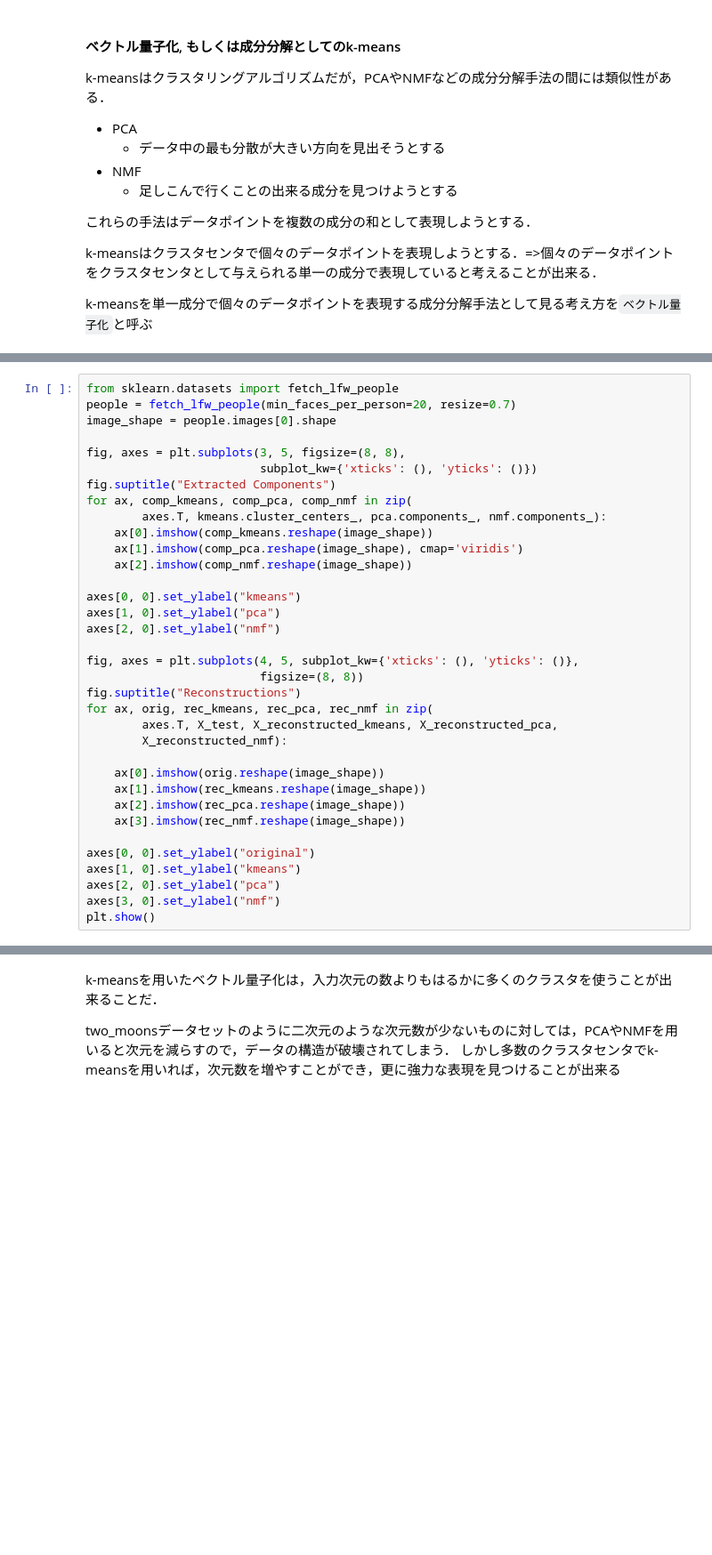
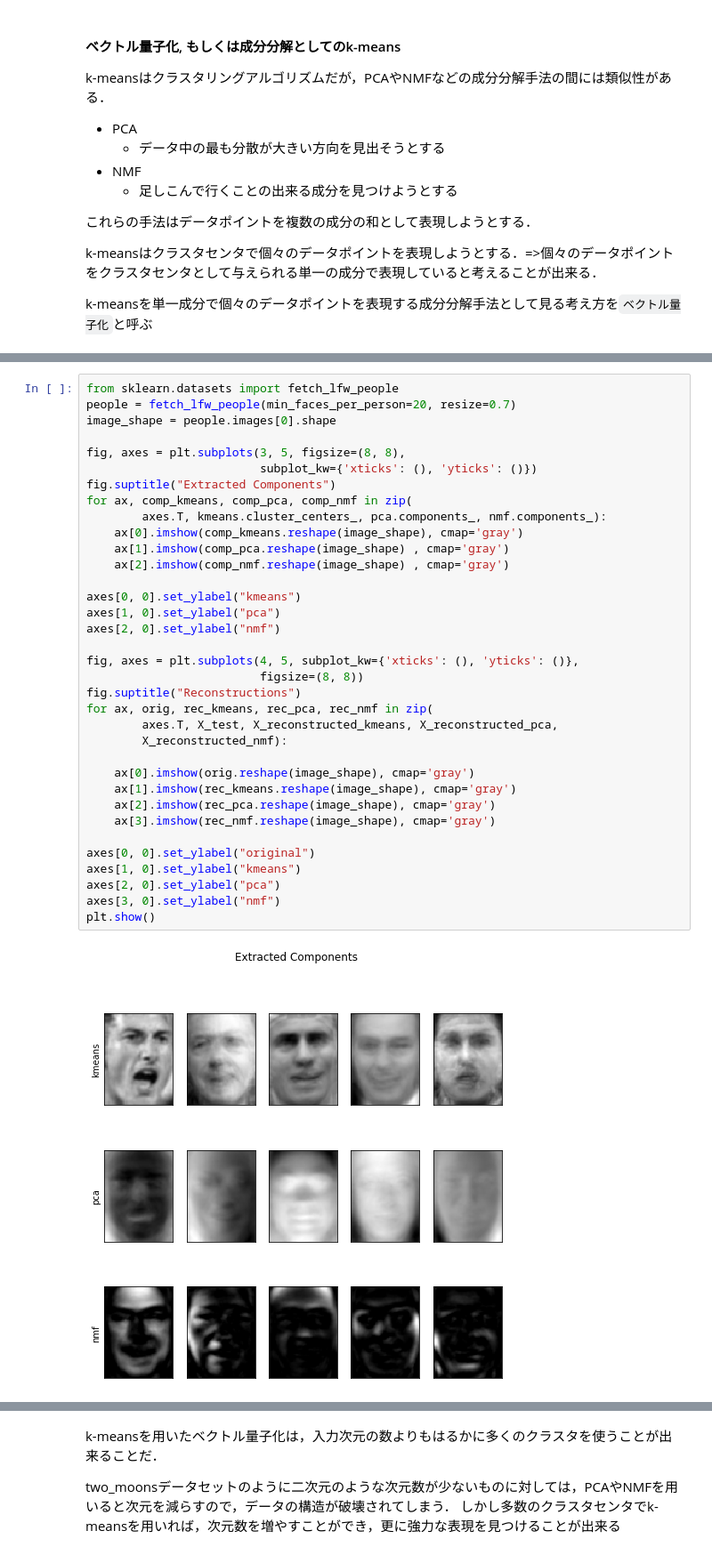
Before and after one commit to miyamotok0105/IntroductionToMachineLearningWithPython_sample, a Jupyter notebook: ch03/clustering.ipynb, the cells around one changed output, grey strips where cells are left out. Shown at 89% size. Cells and saved outputs as stored; diff of their text form; blank space fills up the shorter version.

```diff
--- a/ch03/clustering.ipynb
+++ b/ch03/clustering.ipynb
@@ -176,35 +182,37 @@ URLError: <urlopen error [Errno 8] nodename nor servname provided, or not known>
 # %%
 from sklearn.datasets import fetch_lfw_people
 people = fetch_lfw_people(min_faces_per_person=20, resize=0.7)
 image_shape = people.images[0].shape
 
 fig, axes = plt.subplots(3, 5, figsize=(8, 8),
                          subplot_kw={'xticks': (), 'yticks': ()})
 fig.suptitle("Extracted Components")
 for ax, comp_kmeans, comp_pca, comp_nmf in zip(
         axes.T, kmeans.cluster_centers_, pca.components_, nmf.components_):
-    ax[0].imshow(comp_kmeans.reshape(image_shape))
-    ax[1].imshow(comp_pca.reshape(image_shape), cmap='viridis')
-    ax[2].imshow(comp_nmf.reshape(image_shape))
+    ax[0].imshow(comp_kmeans.reshape(image_shape), cmap='gray')
+    ax[1].imshow(comp_pca.reshape(image_shape) , cmap='gray')
+    ax[2].imshow(comp_nmf.reshape(image_shape) , cmap='gray')
 
 axes[0, 0].set_ylabel("kmeans")
 axes[1, 0].set_ylabel("pca")
 axes[2, 0].set_ylabel("nmf")
 
 fig, axes = plt.subplots(4, 5, subplot_kw={'xticks': (), 'yticks': ()},
                          figsize=(8, 8))
 fig.suptitle("Reconstructions")
 for ax, orig, rec_kmeans, rec_pca, rec_nmf in zip(
         axes.T, X_test, X_reconstructed_kmeans, X_reconstructed_pca,
         X_reconstructed_nmf):
 
-    ax[0].imshow(orig.reshape(image_shape))
-    ax[1].imshow(rec_kmeans.reshape(image_shape))
-    ax[2].imshow(rec_pca.reshape(image_shape))
-    ax[3].imshow(rec_nmf.reshape(image_shape))
+    ax[0].imshow(orig.reshape(image_shape), cmap='gray')
+    ax[1].imshow(rec_kmeans.reshape(image_shape), cmap='gray')
+    ax[2].imshow(rec_pca.reshape(image_shape), cmap='gray')
+    ax[3].imshow(rec_nmf.reshape(image_shape), cmap='gray')
 
 axes[0, 0].set_ylabel("original")
 axes[1, 0].set_ylabel("kmeans")
 axes[2, 0].set_ylabel("pca")
 axes[3, 0].set_ylabel("nmf")
 plt.show()
+# %% [output]
+[figure, added]
```
Also changed, not shown: parts of 100 cells of this notebook.
